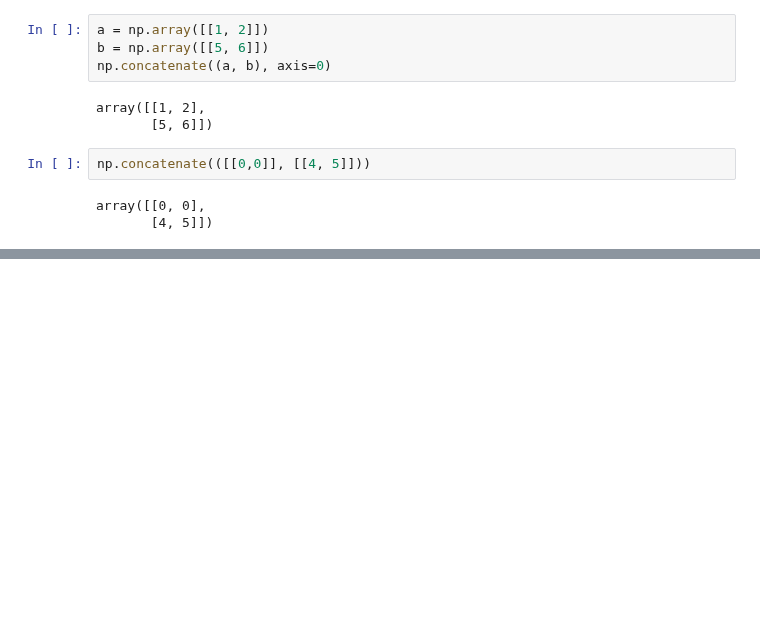
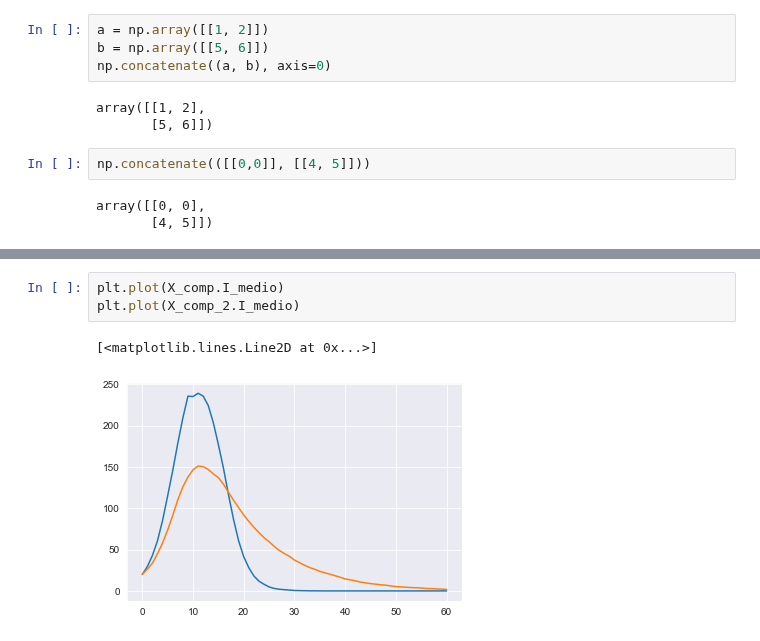
Before and after one commit to Modelagem-Covid-19-RJ/covid19, a Jupyter notebook: modelos/Factory/agent_based/SIR_Matricial_kappa.ipynb, the cells around one changed output, grey strips where cells are left out. Saved outputs shown, nothing was run; the diff lists cells and outputs as text; blank space fills up the shorter version.

```diff
--- a/modelos/Factory/agent_based/SIR_Matricial_kappa.ipynb
+++ b/modelos/Factory/agent_based/SIR_Matricial_kappa.ipynb
@@ -86,0 +81,6 @@ array([ 20.  ,  29.6 ,  43.25,  61.55,  86.25, 115.25, 136.3 , 154.2 ,
+# %%
+plt.plot(X_comp.I_medio)
+plt.plot(X_comp_2.I_medio)
+# %% [output]
+[<matplotlib.lines.Line2D at 0x...>]
+[figure, added]
```
Also changed, not shown: parts of 7 cells of this notebook, 1 other file.
